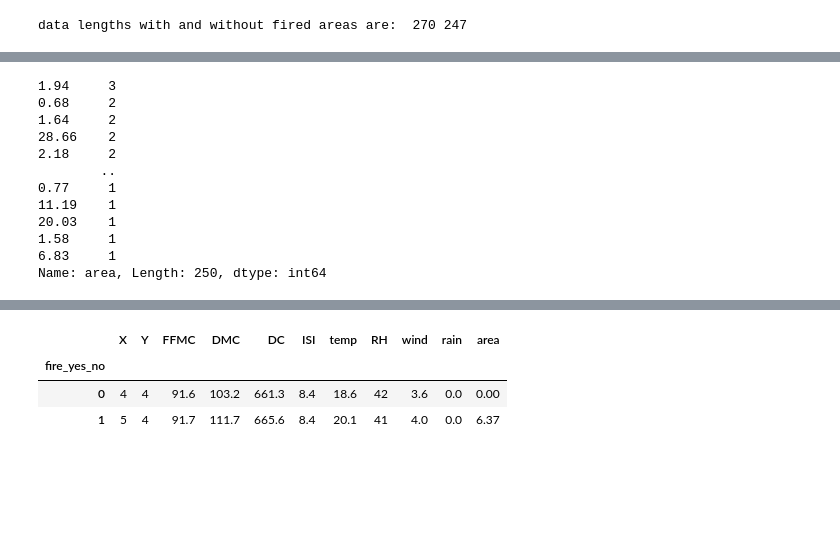
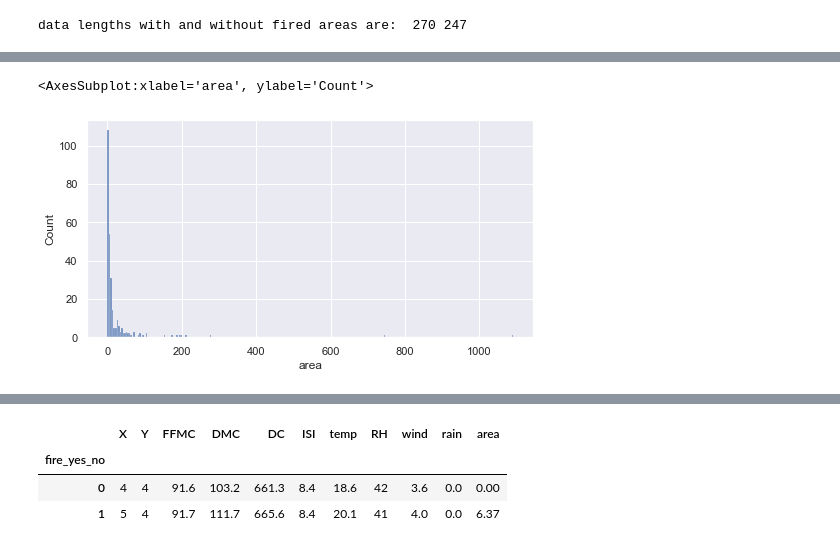
Before and after one commit to InnaG33/Sunny-spot, a Jupyter notebook: forest_fires.ipynb, the cells around one changed output, grey strips where cells are left out. Drawn from its saved outputs; the diff is of its cells as text; code cells hidden in the pictures; blank space fills up the shorter version.

```diff
--- a/forest_fires.ipynb
+++ b/forest_fires.ipynb
@@ -287,15 +299,6 @@ sns.histplot(yes_fire['area'], kde=True, bins=100, color='green')
-# %%
-yes_fire['area'].value_counts()
-# %% [output]
-1.94     3
-0.68     2
-1.64     2
-28.66    2
-2.18     2
-        ..
-0.77     1
-11.19    1
-20.03    1
-1.58     1
-6.83     1
-Name: area, Length: 250, dtype: int64
+# %%
+sns.set(rc={'figure.figsize':(8,4)})
+sns.histplot(data=yes_fire, x='area')
+# %% [output]
+<AxesSubplot:xlabel='area', ylabel='Count'>
+[figure, added]
```
Also changed, not shown: parts of 191 cells of this notebook.
